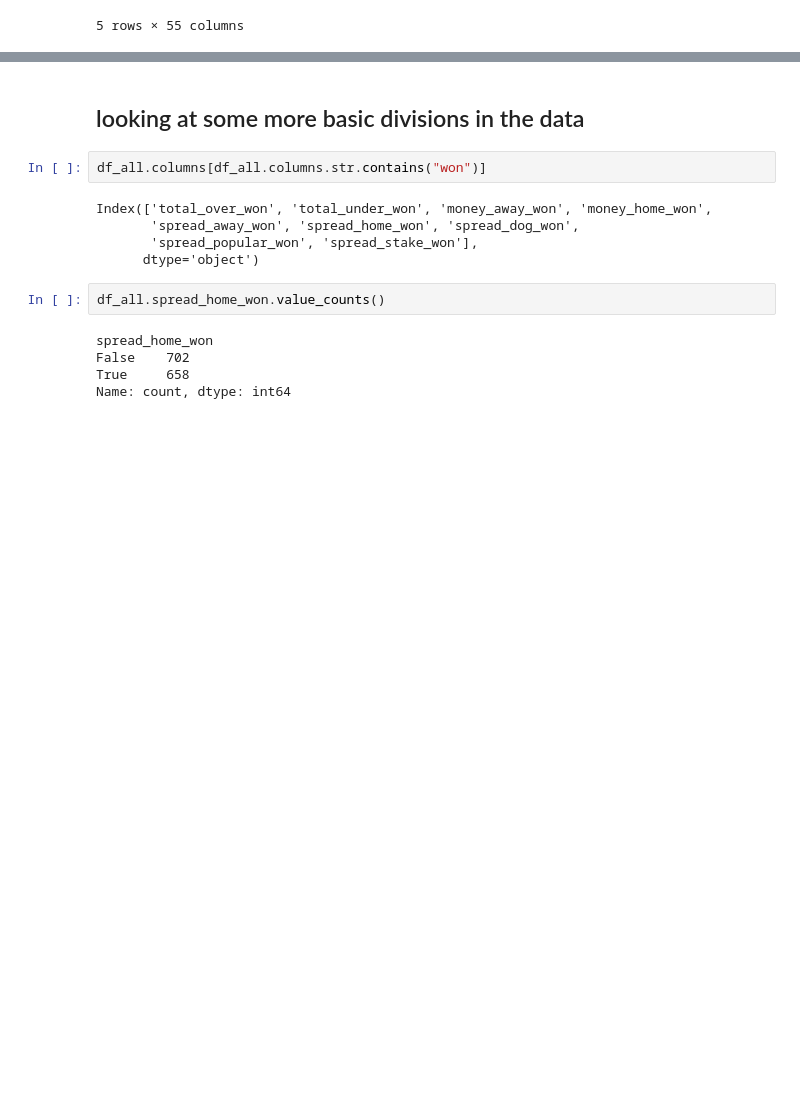
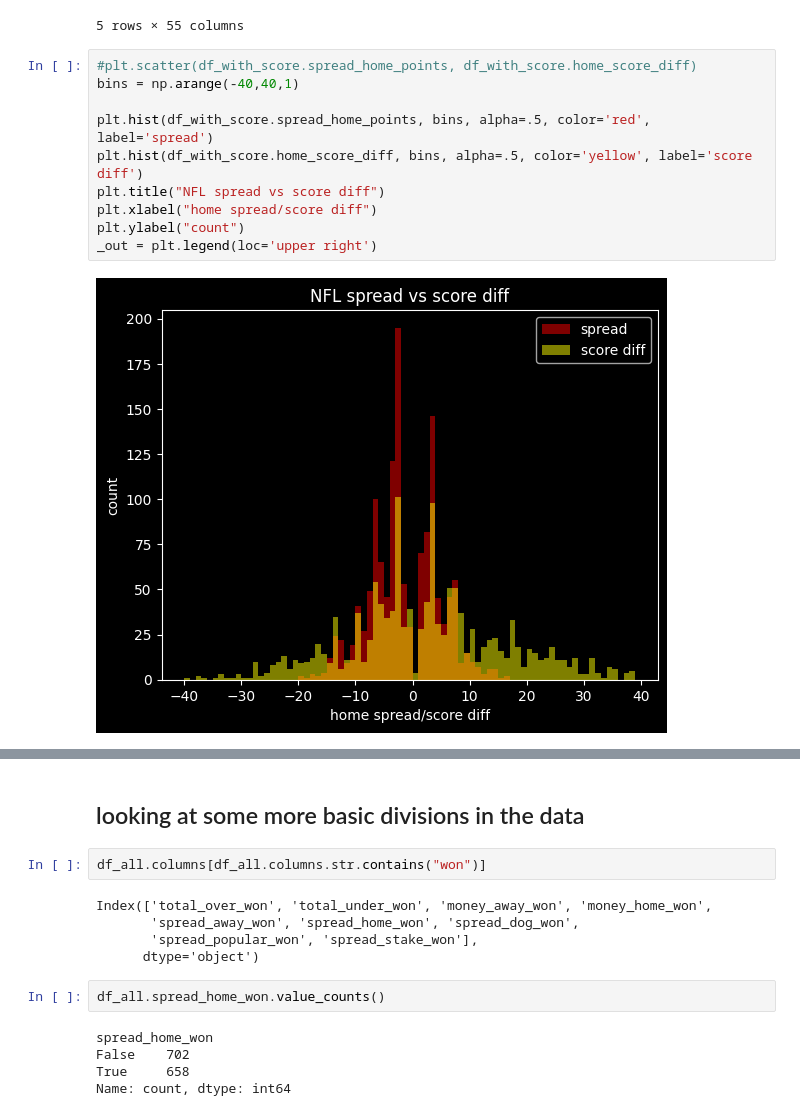
Before and after one commit to csdurfee/scrape_yahoo_odds, a Jupyter notebook: explore_football.ipynb, the cells around one changed output, grey strips where cells are left out. Saved outputs shown, nothing was run; the diff lists cells and outputs as text; blank space fills up the shorter version.

Commit message:
nfl scores and notebook update

```diff
--- a/explore_football.ipynb
+++ b/explore_football.ipynb
@@ -927,3 +927,15 @@ df_with_score.sample(5)
 | 2024-09-06 | Philadelphia | Green Bay | nfl.g.20240906021 | 2024-09-06 07:00:00 | -1.5, O/U 49.5 | 49.5 | 82.82 | ... |
 | 2025-10-05 | Arizona | Tennessee | nfl.g.20251005022 | 2025-10-05 07:00:00 | -7.5, O/U 41.5 | 41.5 | 35.58 | ... |
 5 rows × 55 columns
+# %%
+#plt.scatter(df_with_score.spread_home_points, df_with_score.home_score_diff)
+bins = np.arange(-40,40,1)
+
+plt.hist(df_with_score.spread_home_points, bins, alpha=.5, color='red', label='spread')
+plt.hist(df_with_score.home_score_diff, bins, alpha=.5, color='yellow', label='score diff')
+plt.title("NFL spread vs score diff")
+plt.xlabel("home spread/score diff")
+plt.ylabel("count")
+_out = plt.legend(loc='upper right')
+# %% [output]
+[figure, added]
```
Also changed, not shown: parts of 2 cells of this notebook, 5 other files.
